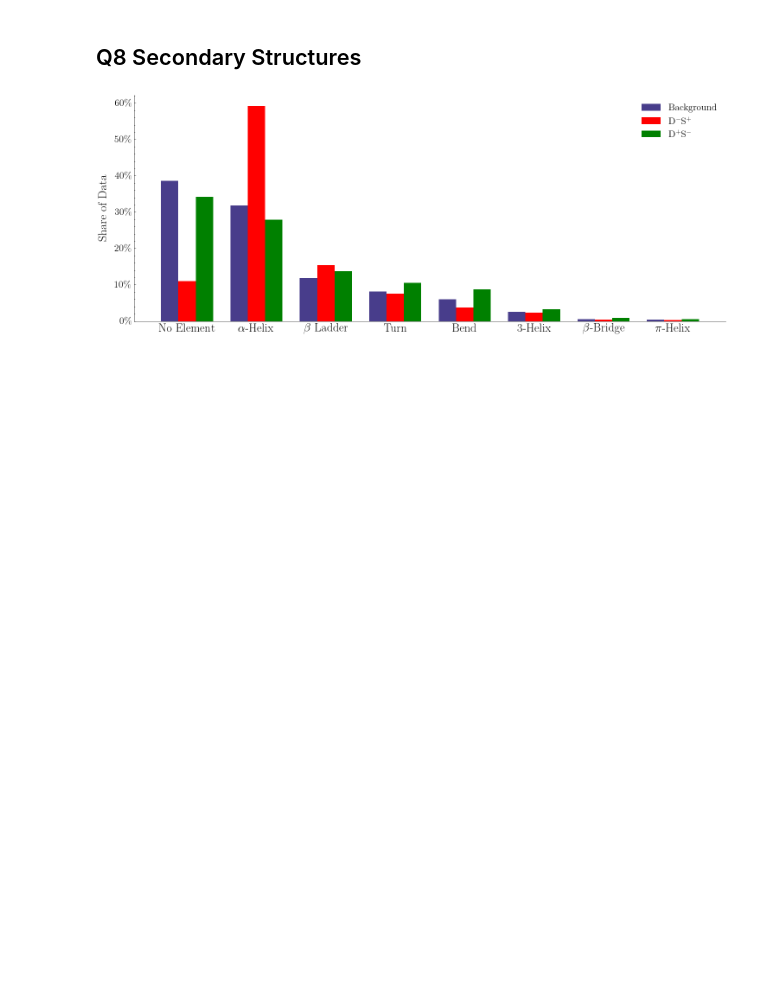
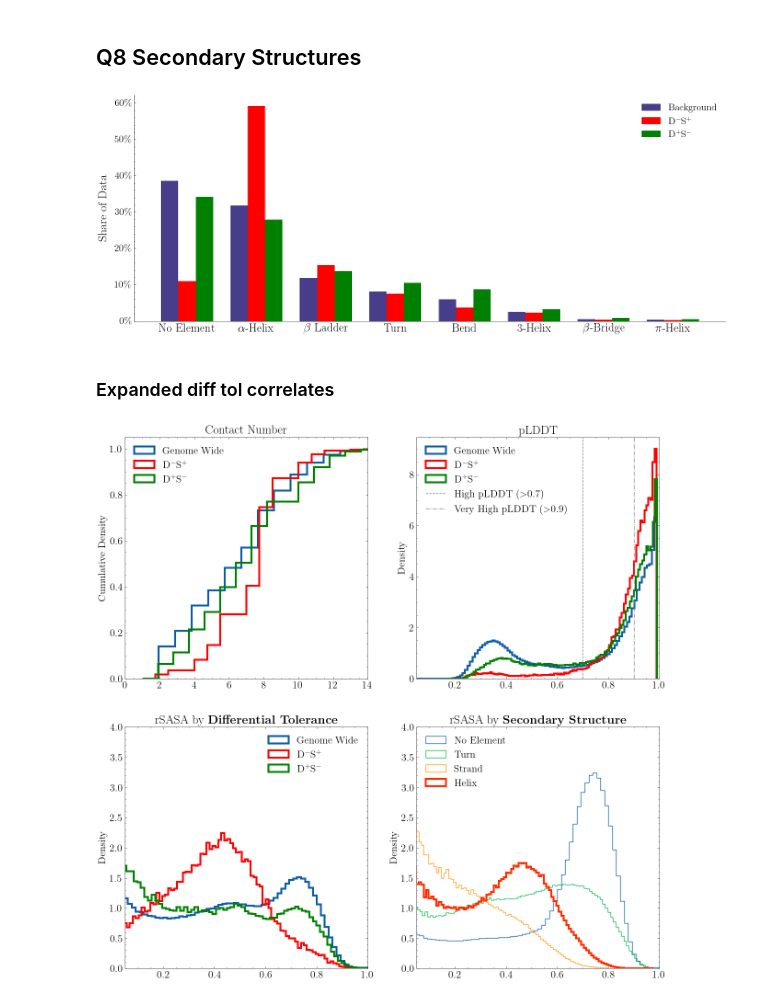
Before and after one commit to ntranoslab/diff-tol, a Jupyter notebook: code/fig3.ipynb, the cells around one changed output. Drawn from its saved outputs; the diff is of its cells as text; code cells hidden in the pictures; blank space fills up the shorter version.

Commit message:
additional helix sub figure

```diff
--- a/code/fig3.ipynb
+++ b/code/fig3.ipynb
@@ -301,7 +302,7 @@ plt.show()
 # %% [markdown]
 ### Load in data
 # %%
-tsuboyama = pd.read_csv("../data/tsuboyama_ddg_processed.csv")
+tsuboyama = pd.read_csv("../data/tsuboyama_ddg_processed.csv.gz")
 # %%
 struct_ddg = {}
 dssp_struct = {"H": "Helix", "L": "Loop", "E": "Strand"}
@@ -499,3 +500,59 @@ plt.tick_params(top=False, right=False, bottom=False, which="both")
 plt.gca().spines[["top", "right"]].set_visible(False)
 # %% [output]
 [figure]
+# %% [markdown]
+### Expanded diff tol correlates
+# %%
+pdb_data = pd.read_csv("../data/pdb_data.csv.gz")
+# %%
+pdb_data = pdb_data.merge(plddts, left_on=["prot", "position"], right_on=["prot", "site"])
+# %%
+fig, axs = plt.subplots(2, 2, figsize=(15, 15))
+axs = axs.flatten()
+
+for i, col in enumerate(["contact_num", "pLDDT", "rsasa"]):
+    cumulative=False
+    xlim = (None, None)
+    if col == "contact_num":
+        ylab = "Cumulative Density"
+        cumulative=True
+        xlim = (None, 14)
+        bins = 20
+        title = "Contact Number"
+    else:
+        xlim = (0.05, 1)
+        ylab = "Density"
+        bins=100
+        extra = " by $\\textbf{Differential Tolerance}$" if col == "rsasa" else ""
+        title = col[0].lower() + col[1:].upper() + extra
+
+    axs[i].set_xlim(xlim)
+    axs[i].hist(pdb_data[col], cumulative=cumulative, histtype="step", density=True, bins=bins, label="Genome Wide", lw=3)
+    axs[i].hist(pdb_data.merge(del_intol_sub_tol)[col], cumulative=cumulative,
+                histtype="step", density=True, color="red", bins=bins, label="D$^-$S$^+$", lw=3)
+    axs[i].hist(pdb_data.merge(del_tol_sub_intol)[col], cumulative=cumulative,
+                histtype="step", density=True, color="green", bins=bins, label="D$^+$S$^-$", lw=3)
+    axs[i].set_ylabel(ylab)
+
+    if col == "pLDDT":
+        axs[i].axvline(0.7, color="grey", ls="--", label="High pLDDT ($>$0.7)")
+        axs[i].axvline(0.9, color="grey", ls="-.", label="Very High pLDDT ($>$0.9)")
+    if col == "rsasa":
+        axs[i].set_ylim(None, 4)
+
+    axs[i].legend()
+    axs[i].set_title(title)
+
+rsasa_structs = pdb_data.assign(pos=lambda x: x.position.str[1:].astype(int)).merge(secondary_structs, on=["prot", "pos"])[["rsasa", "group_struct"]]
+for struct in ["-", "TURN", "STRAND", "HELIX"]:
+    label = struct if struct != "-" else "No Element"
+    lw = 3 if struct == "HELIX" else 1
+    axs[3].hist(rsasa_structs[rsasa_structs.group_struct == struct].rsasa, lw=lw, density=True, histtype="step", label=label.title(), bins=100)
+axs[3].legend()
+axs[3].set_xlim(0.05, 1)
+axs[3].set_ylim(0, 4)
+axs[3].set_title("rSASA by $\\textbf{Secondary Structure}$")
+axs[3].set_ylabel("Density")
+plt.savefig("./expanded_correlates.pdf")
+# %% [output]
+[figure, added]
```
Also changed, not shown: parts of 5 cells of this notebook.
